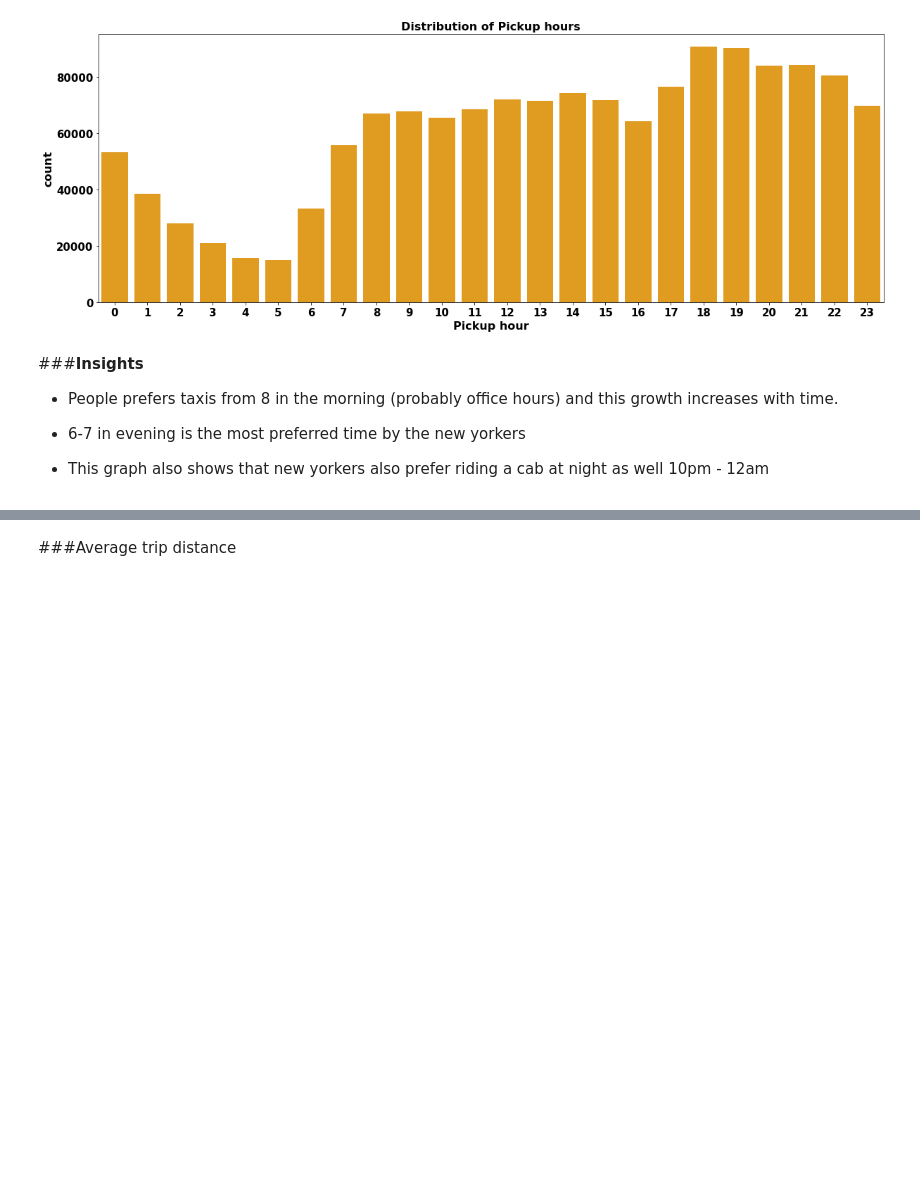
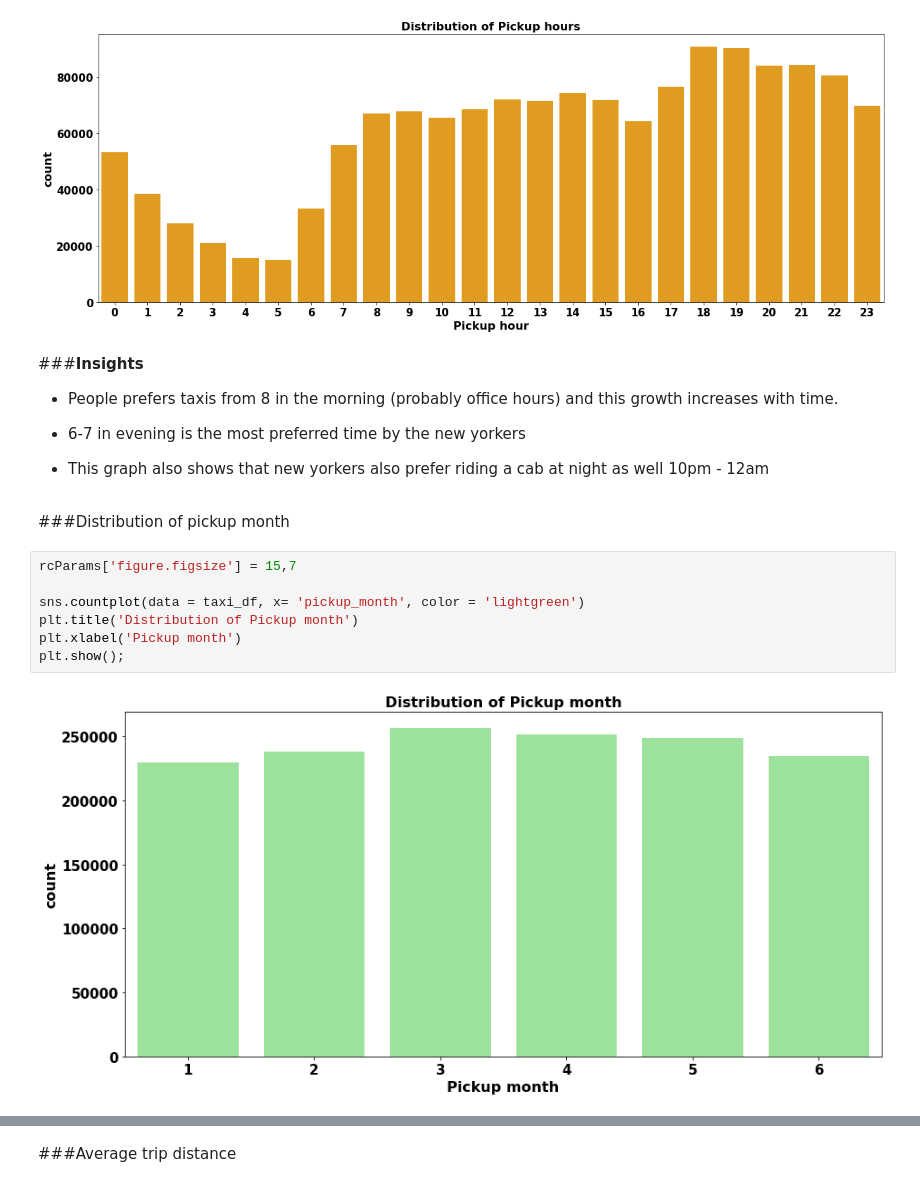
Before and after one commit to Kushan1001/NYC-Taxi-Trip-Time-Prediction, a Jupyter notebook: NYC_Taxi_Trip_Time_Prediction_Capstone_Project.ipynb, the cells around one changed output, grey strips where cells are left out. Cells and saved outputs as stored; diff of their text form; blank space fills up the shorter version.

```diff
--- a/NYC_Taxi_Trip_Time_Prediction_Capstone_Project.ipynb
+++ b/NYC_Taxi_Trip_Time_Prediction_Capstone_Project.ipynb
@@ -397,3 +411,14 @@ plt.show();
 *   6-7 in evening is the most preferred time by the new yorkers
 
 * This graph also shows that new yorkers also prefer riding a cab at night as well 10pm - 12am
+# %% [markdown]
+###Distribution of pickup month
+# %%
+rcParams['figure.figsize'] = 15,7
+
+sns.countplot(data = taxi_df, x= 'pickup_month', color = 'lightgreen')
+plt.title('Distribution of Pickup month')
+plt.xlabel('Pickup month')
+plt.show();
+# %% [output]
+[figure, added]
```
Also changed, not shown: parts of 41 cells of this notebook.
